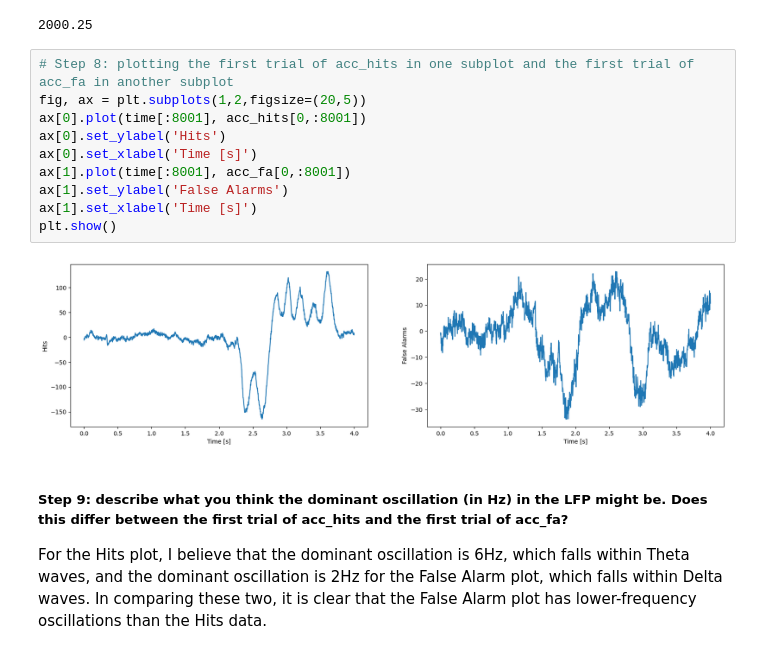
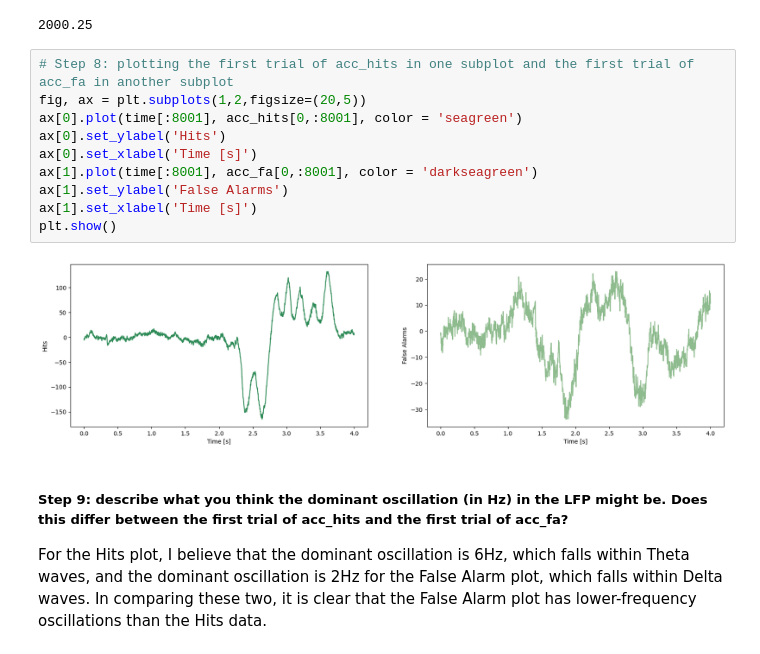
Before and after one commit to tesscstanley/NEUR265, a Jupyter notebook: coding_homework_5.ipynb, the cells around one changed output. Saved outputs shown, nothing was run; the diff lists cells and outputs as text.

```diff
--- a/coding_homework_5.ipynb
+++ b/coding_homework_5.ipynb
@@ -74,15 +74,15 @@ print(time)
 # %%
 # Step 8: plotting the first trial of acc_hits in one subplot and the first trial of acc_fa in another subplot
 fig, ax = plt.subplots(1,2,figsize=(20,5))
-ax[0].plot(time[:8001], acc_hits[0,:8001])
+ax[0].plot(time[:8001], acc_hits[0,:8001], color = 'seagreen')
 ax[0].set_ylabel('Hits')
 ax[0].set_xlabel('Time [s]')
-ax[1].plot(time[:8001], acc_fa[0,:8001])
+ax[1].plot(time[:8001], acc_fa[0,:8001], color = 'darkseagreen')
 ax[1].set_ylabel('False Alarms')
 ax[1].set_xlabel('Time [s]')
 plt.show()
 # %% [output]
-[figure, old version]
+[figure, new version]
 # %% [markdown]
 ##### Step 9: describe what you think the dominant oscillation (in Hz) in the LFP might be. Does this differ between the first trial of acc_hits and the first trial of acc_fa?
 
```
Also changed, not shown: parts of 2 cells of this notebook.
